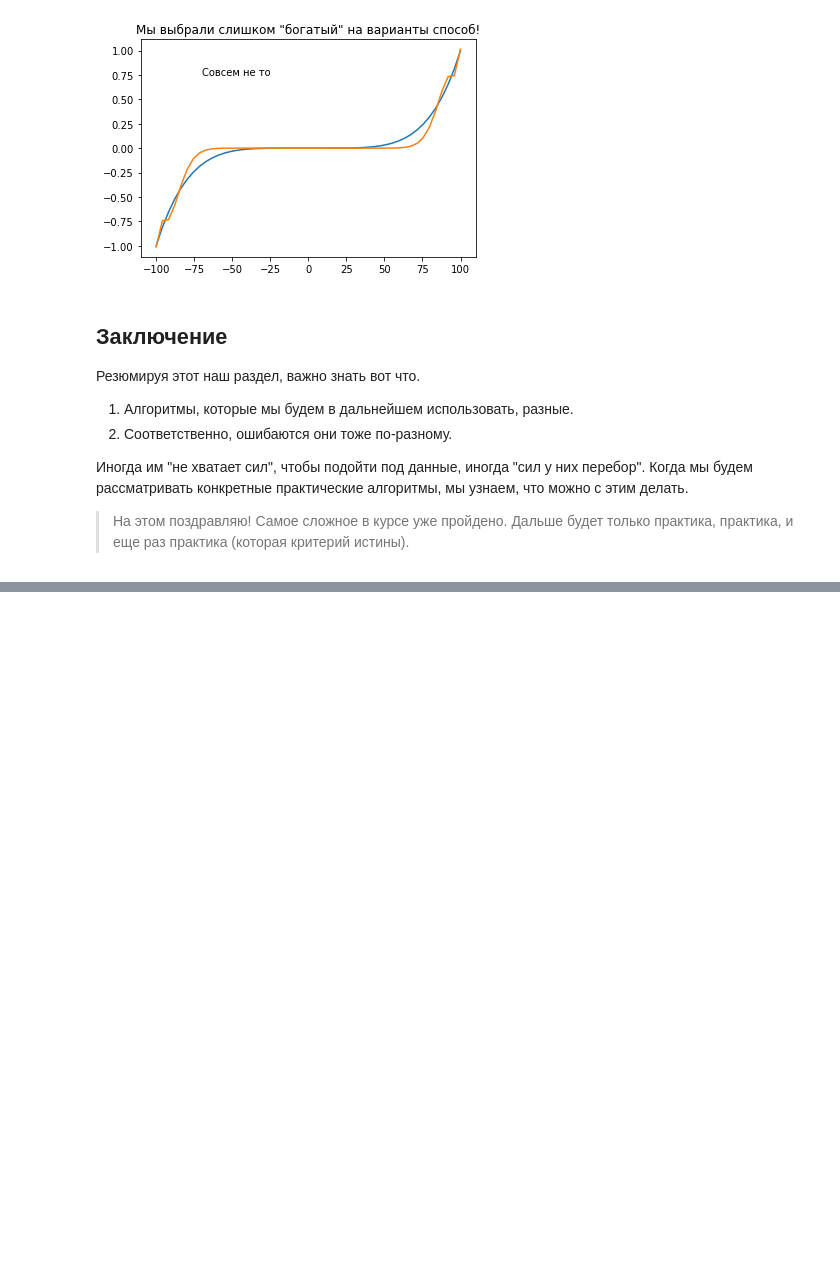
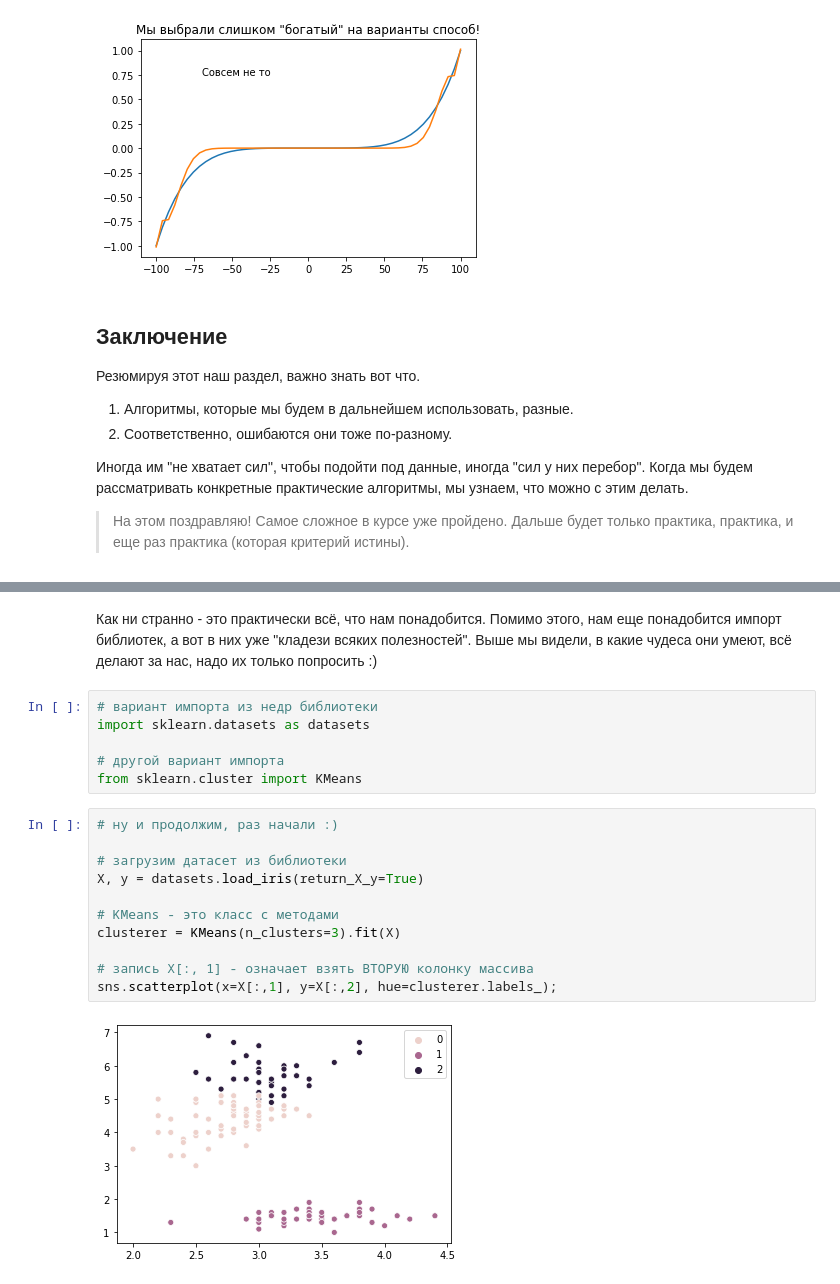
Before and after one commit to timeseries-ru/course, a Jupyter notebook: day_1.ipynb, the cells around one changed output, grey strips where cells are left out. Drawn from its saved outputs; the diff is of its cells as text; blank space fills up the shorter version.

```diff
--- a/day_1.ipynb
+++ b/day_1.ipynb
@@ -625,0 +721,21 @@ plt.annotate("Совсем не то", (-70, 0.75));
+# %% [markdown]
+Как ни странно - это практически всё, что нам понадобится. Помимо этого, нам еще понадобится импорт библиотек, а вот в них уже "кладези всяких полезностей". Выше мы видели, в какие чудеса они умеют, всё делают за нас, надо их только попросить :)
+# %%
+# вариант импорта из недр библиотеки
+import sklearn.datasets as datasets
+
+# другой вариант импорта
+from sklearn.cluster import KMeans
+# %%
+# ну и продолжим, раз начали :)
+
+# загрузим датасет из библиотеки
+X, y = datasets.load_iris(return_X_y=True)
+
+# KMeans - это класс с методами
+clusterer = KMeans(n_clusters=3).fit(X)
+
+# запись X[:, 1] - означает взять ВТОРУЮ колонку массива
+sns.scatterplot(x=X[:,1], y=X[:,2], hue=clusterer.labels_);
+# %% [output]
+[figure, added]
```
Also changed, not shown: parts of 12 cells of this notebook.
